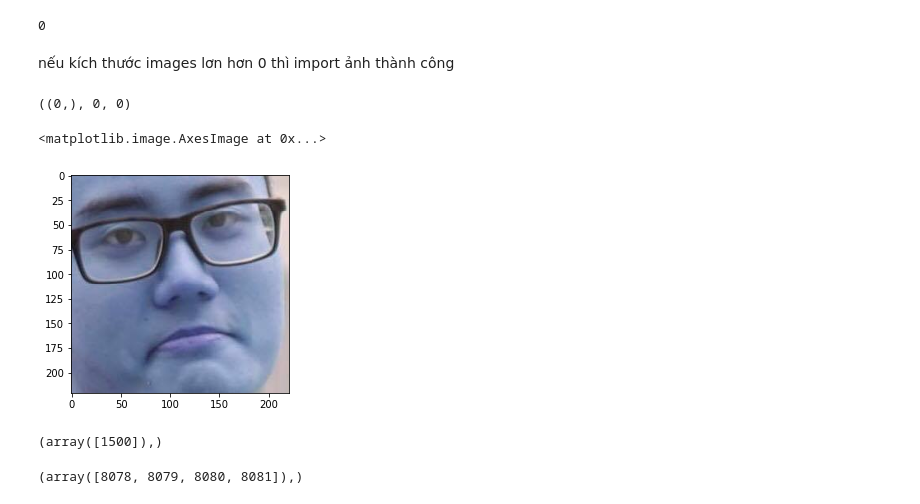
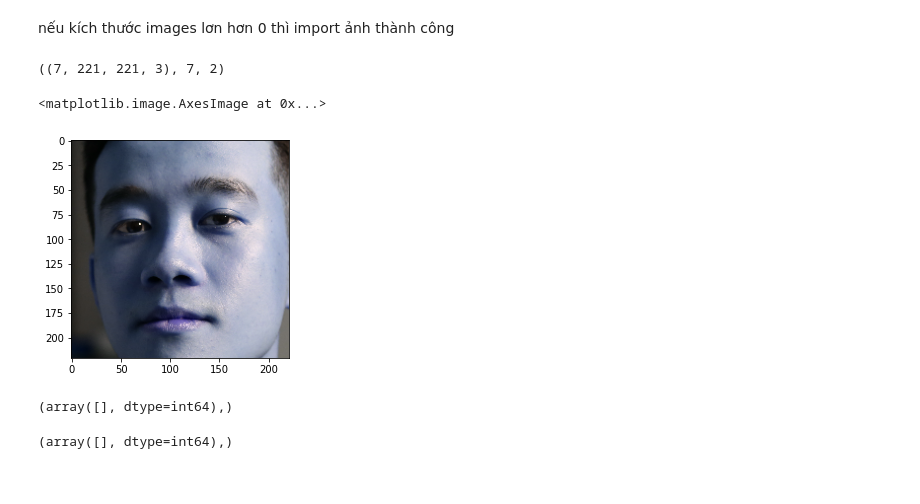
Before and after one commit to superi99/face-detector, a Jupyter notebook: Preprocessing.ipynb, the cells around one changed output. Drawn from its saved outputs; the diff is of its cells as text; code cells hidden in the pictures.

```diff
--- a/Preprocessing.ipynb
+++ b/Preprocessing.ipynb
@@ -116,15 +82,14 @@ count = 0
 
 # with open('drive/My Drive/Machine_Learning-prj/face_detection/X_train_triplet.pkl', 'rb') as files_drive
 # for path, dirs, files in files_drive:
-for path, dirs, files in os.walk('/content/drive/MyDrive/Training_Model'):
+for path, dirs, files in os.walk('/content/drive/MyDrive/Training_Model/'):
         for d in tqdm(dirs):
             class_image = []
-            for ext in ('jpg', 'jpeg', 'png'):
+            for ext in ('JPG', 'jpeg', 'png'):
                 for f in glob.glob(os.path.join(path, d, '*.' + ext)):
                     try:
-                        print('clm')
+                        print(f)
                         img = read_image(f)
-
                     except NameError:
                         print(NameError)
                         continue
@@ -143,14 +120,10 @@ for path, dirs, files in os.walk('/content/drive/MyDrive/Training_Model'):
-# %%
-print(len(images))
-# %% [output]
-0
 # %% [markdown]
 nếu kích thước images lơn hơn 0 thì import ảnh thành công
 # %%
 import numpy as np
 np.shape(images), len(labels), len(names)
 # %% [output]
-((0,), 0, 0)
+((7, 221, 221, 3), 7, 2)
 # %%
 import pickle
 
@@ -162,15 +135,15 @@ with open('name_map.pkl', 'wb') as f:
     pickle.dump(names, f)
 # %%
 from matplotlib import pyplot as plt
-plt.imshow(images[8081])
+plt.imshow(images[1])
 # %% [output]
 <matplotlib.image.AxesImage at 0x...>
-[figure, old version]
+[figure, new version]
 # %%
-np.where(np.array(names) == 'HA')
+np.where(np.array(names) == 'IM')
 # %% [output]
-(array([1500]),)
+(array([], dtype=int64),)
 # %%
 np.where(np.array(labels) == 1500)
 # %% [output]
-(array([8078, 8079, 8080, 8081]),)
+(array([], dtype=int64),)
```
Also changed, not shown: parts of 6 cells of this notebook.
